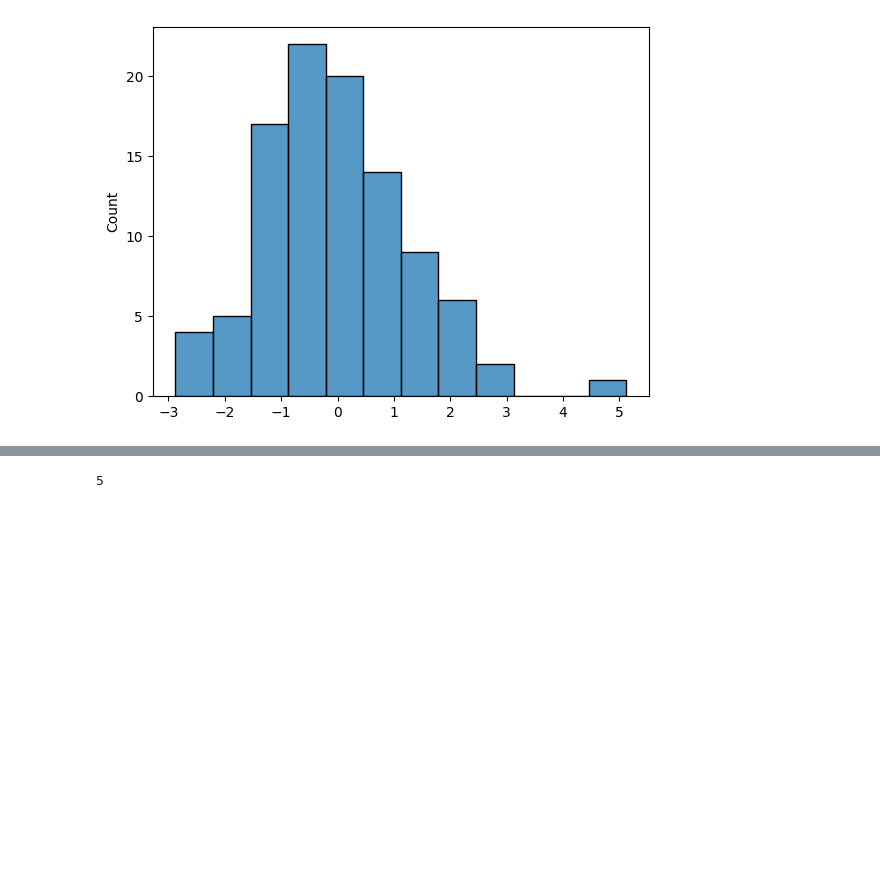
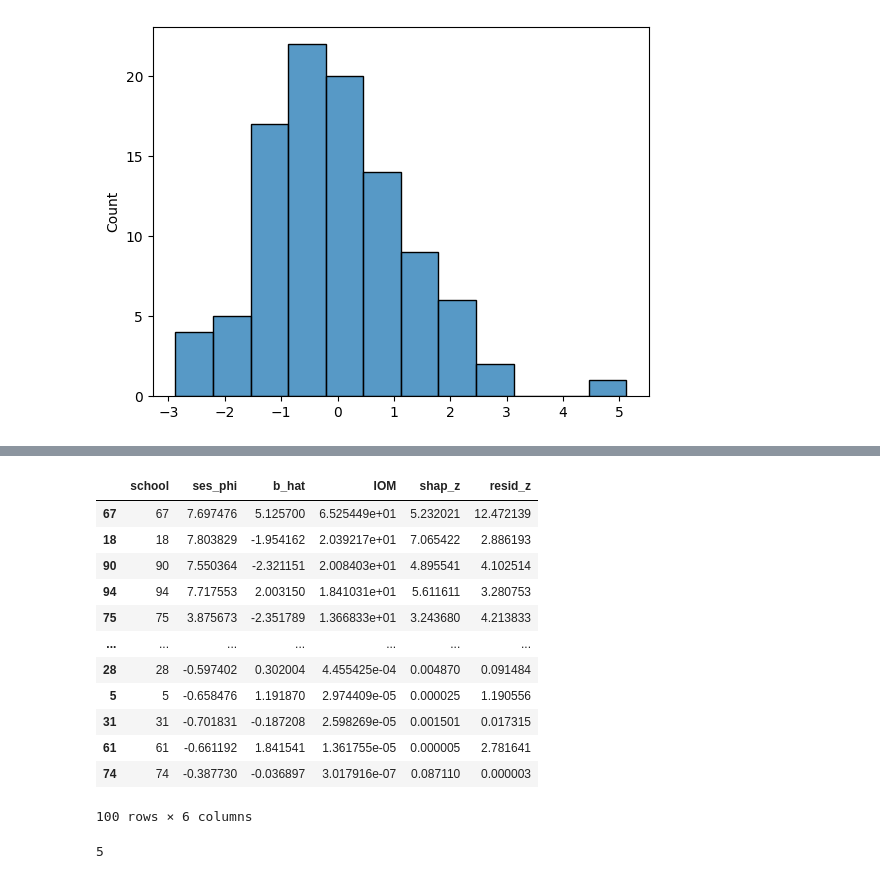
Before and after one commit to colinchjones/generalized_iom, a Jupyter notebook: IOM_ME.ipynb, the cells around one changed output, grey strips where cells are left out. Drawn from its saved outputs; the diff is of its cells as text; code cells hidden in the pictures; blank space fills up the shorter version.

```diff
--- a/IOM_ME.ipynb
+++ b/IOM_ME.ipynb
@@ -2382,3 +2416,19 @@ results_rf_sch = results_rf_sch.reset_index().rename({"index":"school"}, axis=1)
+# %%
+results_rf_sch.sort_values('IOM', ascending=False)
+# %% [output]
+|  | school | ses_phi | b_hat | IOM | shap_z | resid_z |
+| 67 | 67 | 7.697476 | 5.125700 | 6.525449e+01 | 5.232021 | 12.472139 |
+| 18 | 18 | 7.803829 | -1.954162 | 2.039217e+01 | 7.065422 | 2.886193 |
+| 90 | 90 | 7.550364 | -2.321151 | 2.008403e+01 | 4.895541 | 4.102514 |
+| 94 | 94 | 7.717553 | 2.003150 | 1.841031e+01 | 5.611611 | 3.280753 |
+| 75 | 75 | 3.875673 | -2.351789 | 1.366833e+01 | 3.243680 | 4.213833 |
+| ... | ... | ... | ... | ... | ... | ... |
+| 28 | 28 | -0.597402 | 0.302004 | 4.455425e-04 | 0.004870 | 0.091484 |
+| 5 | 5 | -0.658476 | 1.191870 | 2.974409e-05 | 0.000025 | 1.190556 |
+| 31 | 31 | -0.701831 | -0.187208 | 2.598269e-05 | 0.001501 | 0.017315 |
+| 61 | 61 | -0.661192 | 1.841541 | 1.361755e-05 | 0.000005 | 2.781641 |
+| 74 | 74 | -0.387730 | -0.036897 | 3.017916e-07 | 0.087110 | 0.000003 |
+100 rows × 6 columns
 # %%
 sum(results_rf_sch['IOM'] > 12.9904)
 # %% [output]
```
Also changed, not shown: parts of 21 cells of this notebook, 4 other files.
